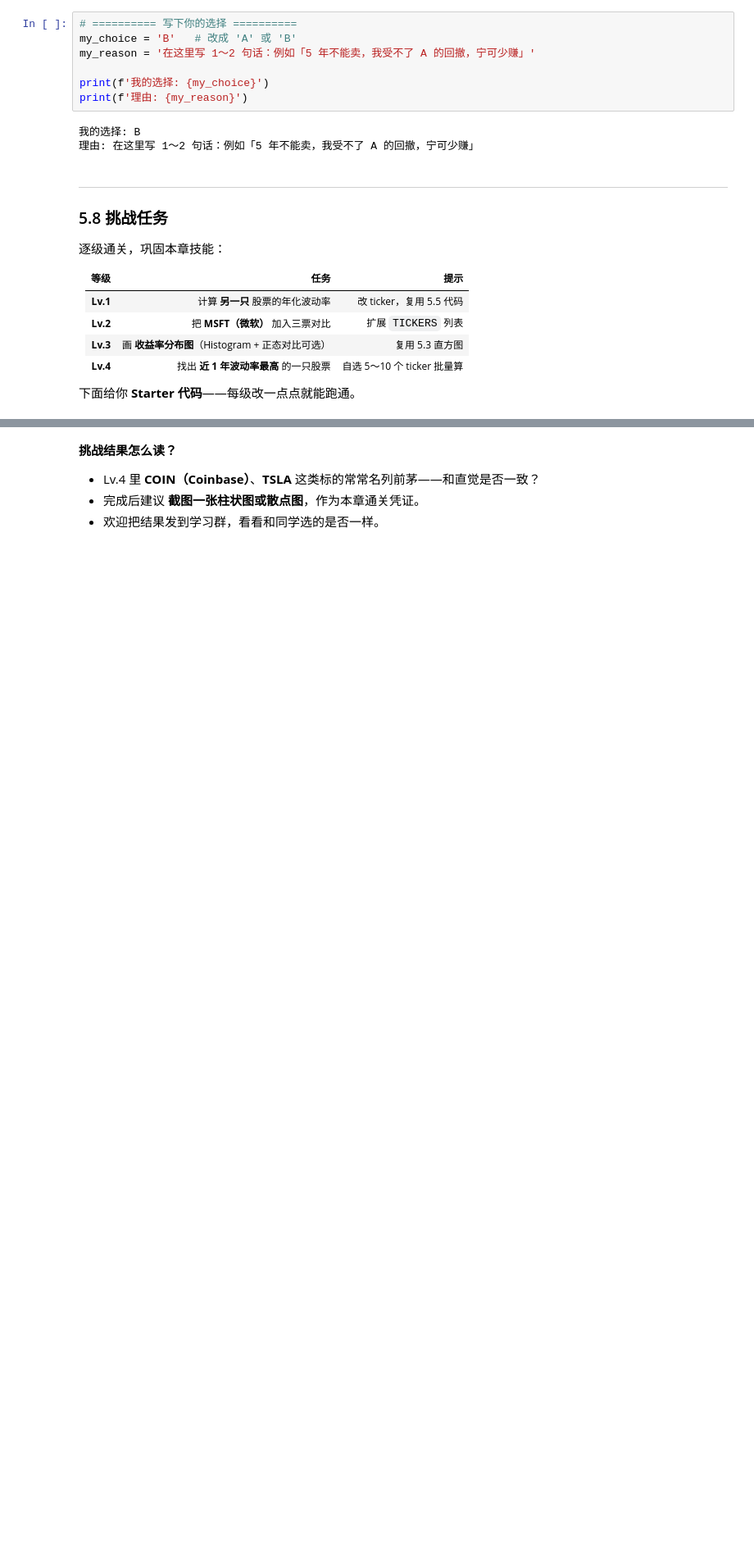
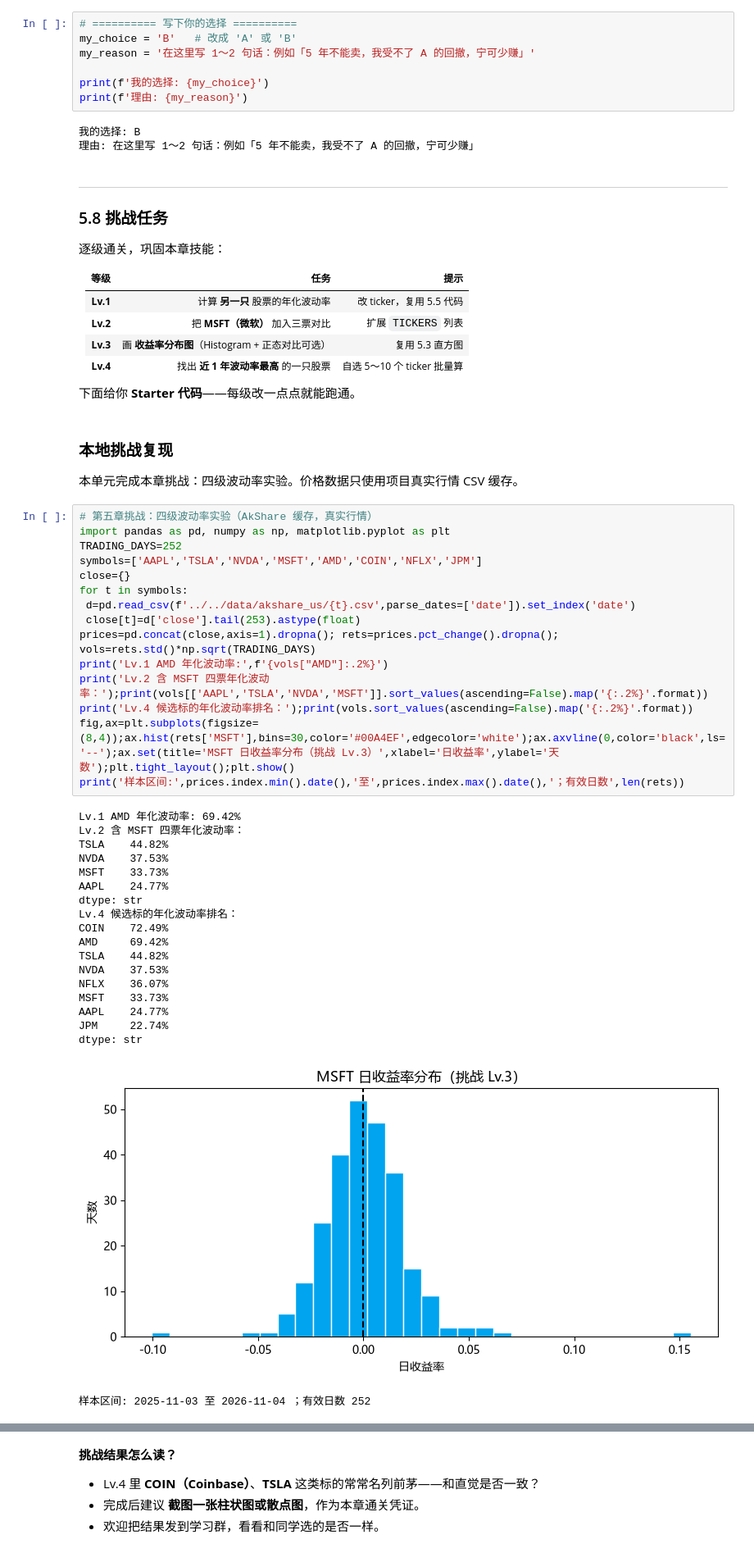
Before and after one commit to Clement-xi/GitHub-Learning-Notes, a Jupyter notebook: Chapter-05/code/01_理解波动率.ipynb, the cells around one changed output, grey strips where cells are left out. Shown at 82% size. Saved outputs shown, nothing was run; the diff lists cells and outputs as text; blank space fills up the shorter version.

```diff
--- a/Chapter-05/code/01_理解波动率.ipynb
+++ b/Chapter-05/code/01_理解波动率.ipynb
@@ -861,3 +864,42 @@ print(f'理由: {my_reason}')
 | **Lv.4** | 找出 **近 1 年波动率最高** 的一只股票 | 自选 5～10 个 ticker 批量算 |
 
 下面给你 **Starter 代码**——每级改一点点就能跑通。
+# %% [markdown]
+### 本地挑战复现
+
+本单元完成本章挑战：四级波动率实验。价格数据只使用项目真实行情 CSV 缓存。
+# %%
+# 第五章挑战：四级波动率实验（AkShare 缓存，真实行情）
+import pandas as pd, numpy as np, matplotlib.pyplot as plt
+TRADING_DAYS=252
+symbols=['AAPL','TSLA','NVDA','MSFT','AMD','COIN','NFLX','JPM']
+close={}
+for t in symbols:
+ d=pd.read_csv(f'../../data/akshare_us/{t}.csv',parse_dates=['date']).set_index('date')
+ close[t]=d['close'].tail(253).astype(float)
+prices=pd.concat(close,axis=1).dropna(); rets=prices.pct_change().dropna(); vols=rets.std()*np.sqrt(TRADING_DAYS)
+print('Lv.1 AMD 年化波动率:',f'{vols["AMD"]:.2%}')
+print('Lv.2 含 MSFT 四票年化波动率：');print(vols[['AAPL','TSLA','NVDA','MSFT']].sort_values(ascending=False).map('{:.2%}'.format))
+print('Lv.4 候选标的年化波动率排名：');print(vols.sort_values(ascending=False).map('{:.2%}'.format))
+fig,ax=plt.subplots(figsize=(8,4));ax.hist(rets['MSFT'],bins=30,color='#00A4EF',edgecolor='white');ax.axvline(0,color='black',ls='--');ax.set(title='MSFT 日收益率分布（挑战 Lv.3）',xlabel='日收益率',ylabel='天数');plt.tight_layout();plt.show()
+print('样本区间:',prices.index.min().date(),'至',prices.index.max().date(),'；有效日数',len(rets))
+# %% [output]
+Lv.1 AMD 年化波动率: 69.42%
+Lv.2 含 MSFT 四票年化波动率：
+TSLA    44.82%
+NVDA    37.53%
+MSFT    33.73%
+AAPL    24.77%
+dtype: str
+Lv.4 候选标的年化波动率排名：
+COIN    72.49%
+AMD     69.42%
+TSLA    44.82%
+NVDA    37.53%
+NFLX    36.07%
+MSFT    33.73%
+AAPL    24.77%
+JPM     22.74%
+dtype: str
+[figure, added]
+样本区间: 2025-11-03 至 2026-11-04 ；有效日数 252
```
Also changed, not shown: parts of 11 cells of this notebook, 6 other files.
